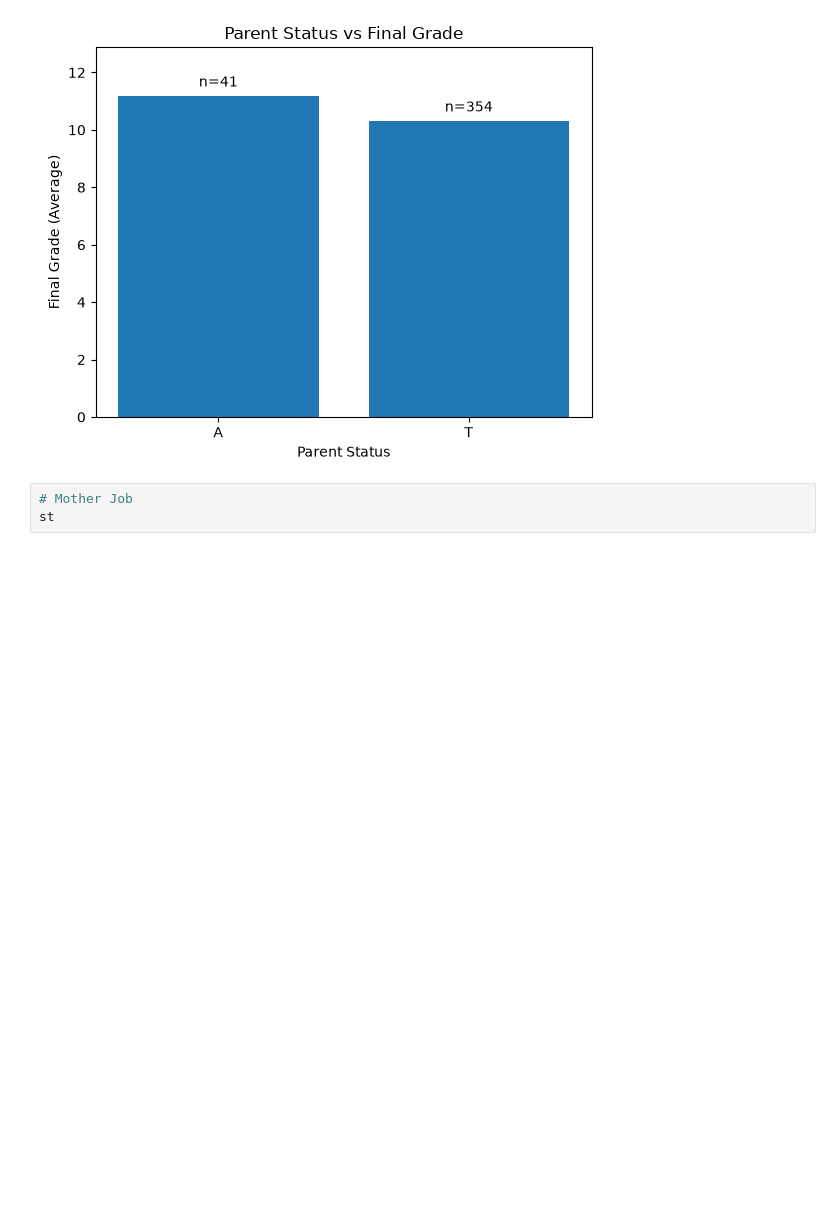
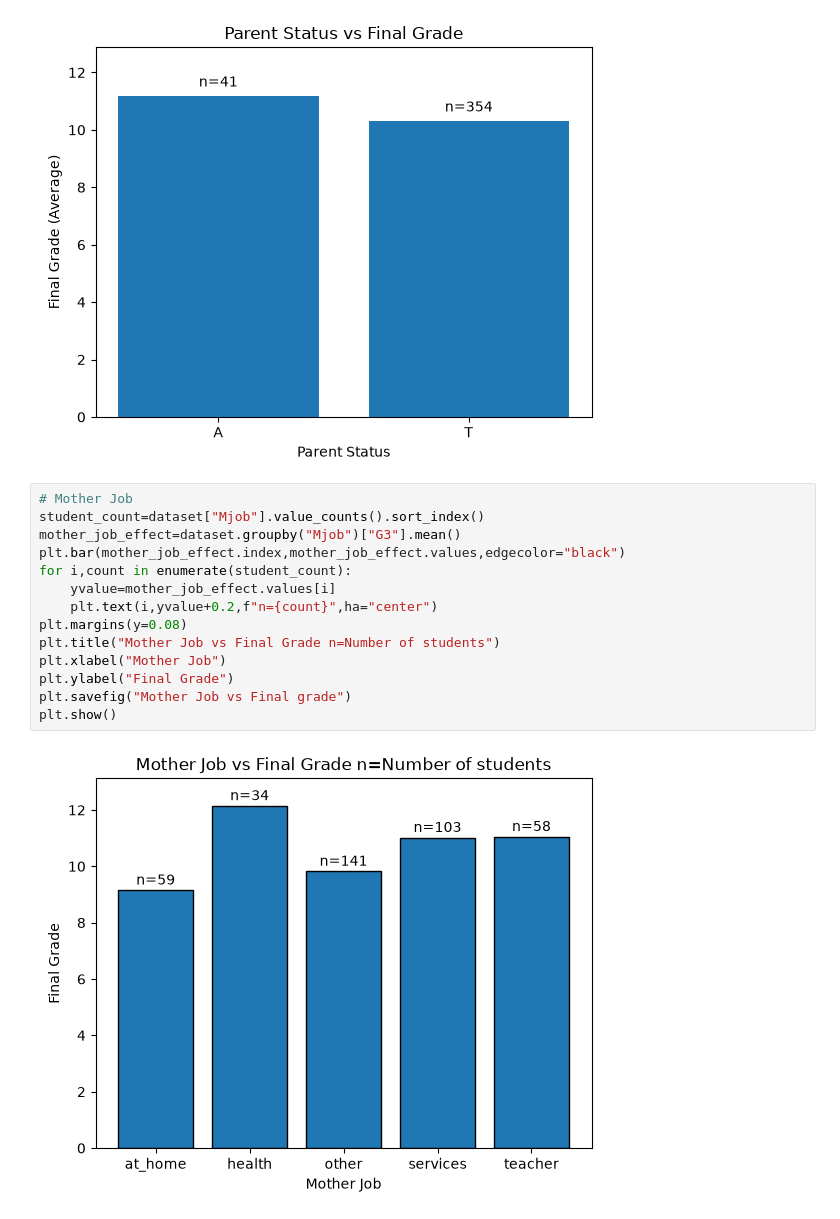
Before and after one commit to muhammadaqil-0504/Student-performance-Analysis, a Jupyter notebook: student performance analysis system.ipynb, the cells around one changed output. Drawn from its saved outputs; the diff is of its cells as text; blank space fills up the shorter version.

Commit message:
Analyze Parents Job vs Final Grade

```diff
--- a/student performance analysis system.ipynb
+++ b/student performance analysis system.ipynb
@@ -175,5 +176,18 @@ plt.show()
 [figure]
 # %%
 # Mother Job
-st
+student_count=dataset["Mjob"].value_counts().sort_index()
+mother_job_effect=dataset.groupby("Mjob")["G3"].mean()
+plt.bar(mother_job_effect.index,mother_job_effect.values,edgecolor="black")
+for i,count in enumerate(student_count):
+    yvalue=mother_job_effect.values[i]
+    plt.text(i,yvalue+0.2,f"n={count}",ha="center")
+plt.margins(y=0.08)
+plt.title("Mother Job vs Final Grade n=Number of students")
+plt.xlabel("Mother Job")
+plt.ylabel("Final Grade")
+plt.savefig("Mother Job vs Final grade")
+plt.show()
+# %% [output]
+[figure, added]
 # %%
```
Also changed, not shown: parts of 3 cells of this notebook, 3 other files.
